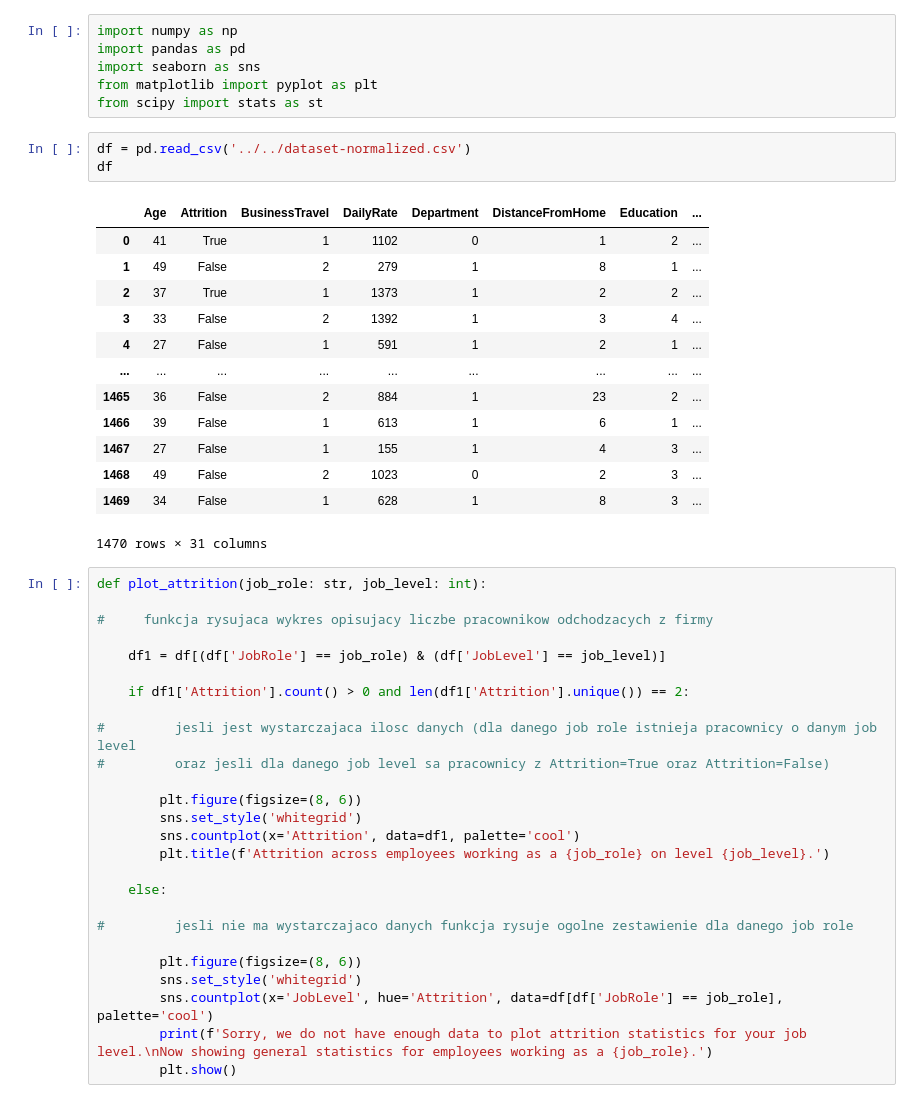
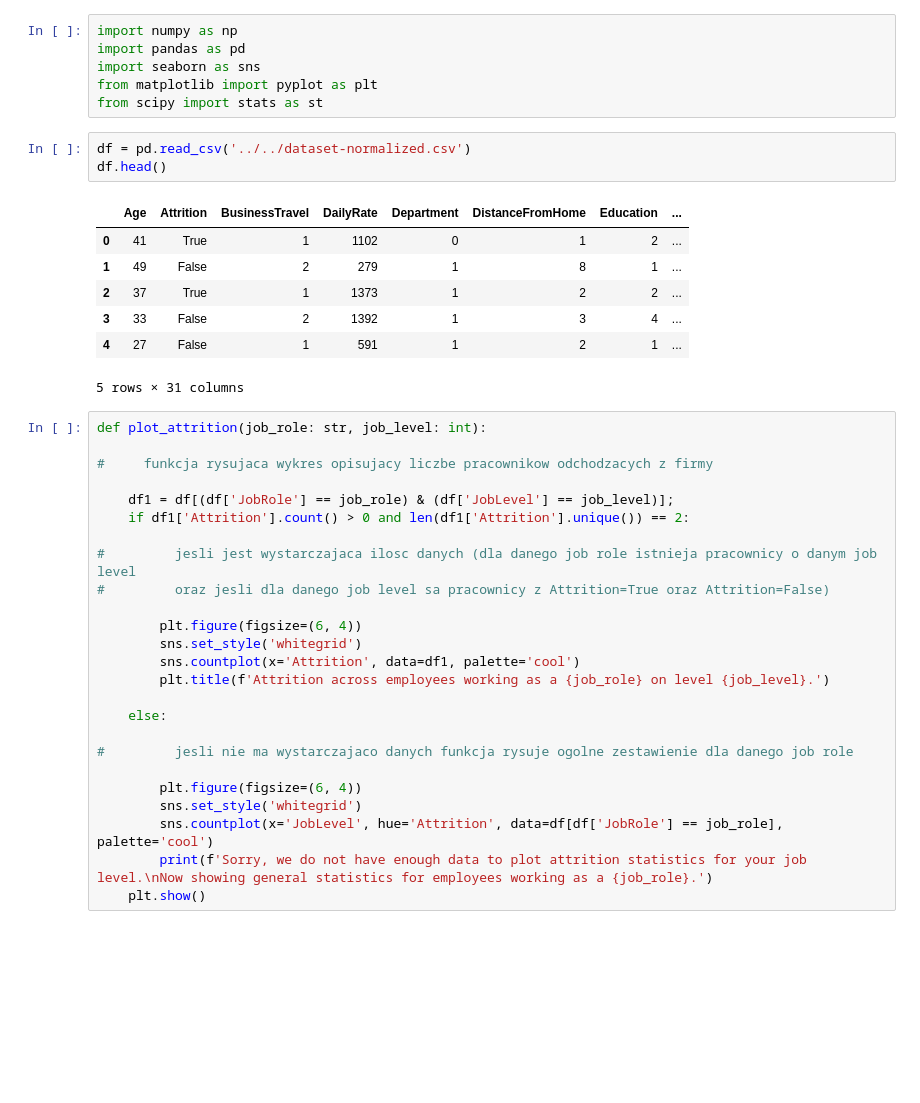
Before and after one commit to jwnuk/data-science-bootcamp, a Jupyter notebook: 2-projekt-python/analysis/attrition_analysis/attrition_plots.ipynb, the cells around one changed output. Drawn from its saved outputs; the diff is of its cells as text; blank space fills up the shorter version.

```diff
--- a/2-projekt-python/analysis/attrition_analysis/attrition_plots.ipynb
+++ b/2-projekt-python/analysis/attrition_analysis/attrition_plots.ipynb
@@ -6,34 +6,27 @@ from matplotlib import pyplot as plt
 from scipy import stats as st
 # %%
 df = pd.read_csv('../../dataset-normalized.csv')
-df
+df.head()
 # %% [output]
 |  | Age | Attrition | BusinessTravel | DailyRate | Department | DistanceFromHome | Education | ... |
 | 0 | 41 | True | 1 | 1102 | 0 | 1 | 2 | ... |
 | 1 | 49 | False | 2 | 279 | 1 | 8 | 1 | ... |
 | 2 | 37 | True | 1 | 1373 | 1 | 2 | 2 | ... |
 | 3 | 33 | False | 2 | 1392 | 1 | 3 | 4 | ... |
 | 4 | 27 | False | 1 | 591 | 1 | 2 | 1 | ... |
-| ... | ... | ... | ... | ... | ... | ... | ... | ... |
-| 1465 | 36 | False | 2 | 884 | 1 | 23 | 2 | ... |
-| 1466 | 39 | False | 1 | 613 | 1 | 6 | 1 | ... |
-| 1467 | 27 | False | 1 | 155 | 1 | 4 | 3 | ... |
-| 1468 | 49 | False | 2 | 1023 | 0 | 2 | 3 | ... |
-| 1469 | 34 | False | 1 | 628 | 1 | 8 | 3 | ... |
-1470 rows × 31 columns
+5 rows × 31 columns
 # %%
 def plot_attrition(job_role: str, job_level: int):
 
 #     funkcja rysujaca wykres opisujacy liczbe pracownikow odchodzacych z firmy
 
-    df1 = df[(df['JobRole'] == job_role) & (df['JobLevel'] == job_level)]
-
+    df1 = df[(df['JobRole'] == job_role) & (df['JobLevel'] == job_level)];
     if df1['Attrition'].count() > 0 and len(df1['Attrition'].unique()) == 2:
 
 #         jesli jest wystarczajaca ilosc danych (dla danego job role istnieja pracownicy o danym job level
 #         oraz jesli dla danego job level sa pracownicy z Attrition=True oraz Attrition=False)
 
-        plt.figure(figsize=(8, 6))
+        plt.figure(figsize=(6, 4))
         sns.set_style('whitegrid')
         sns.countplot(x='Attrition', data=df1, palette='cool')
         plt.title(f'Attrition across employees working as a {job_role} on level {job_level}.')
@@ -42,11 +35,11 @@ def plot_attrition(job_role: str, job_level: int):
 
 #         jesli nie ma wystarczajaco danych funkcja rysuje ogolne zestawienie dla danego job role
 
-        plt.figure(figsize=(8, 6))
+        plt.figure(figsize=(6, 4))
         sns.set_style('whitegrid')
         sns.countplot(x='JobLevel', hue='Attrition', data=df[df['JobRole'] == job_role], palette='cool')
         print(f'Sorry, we do not have enough data to plot attrition statistics for your job level.\nNow showing general statistics for employees working as a {job_role}.')
-        plt.show()
+    plt.show()
 # %%
 plot_attrition('Laboratory Technician', 3)
 # %% [output]
```
Also changed, not shown: parts of 4 cells of this notebook.
